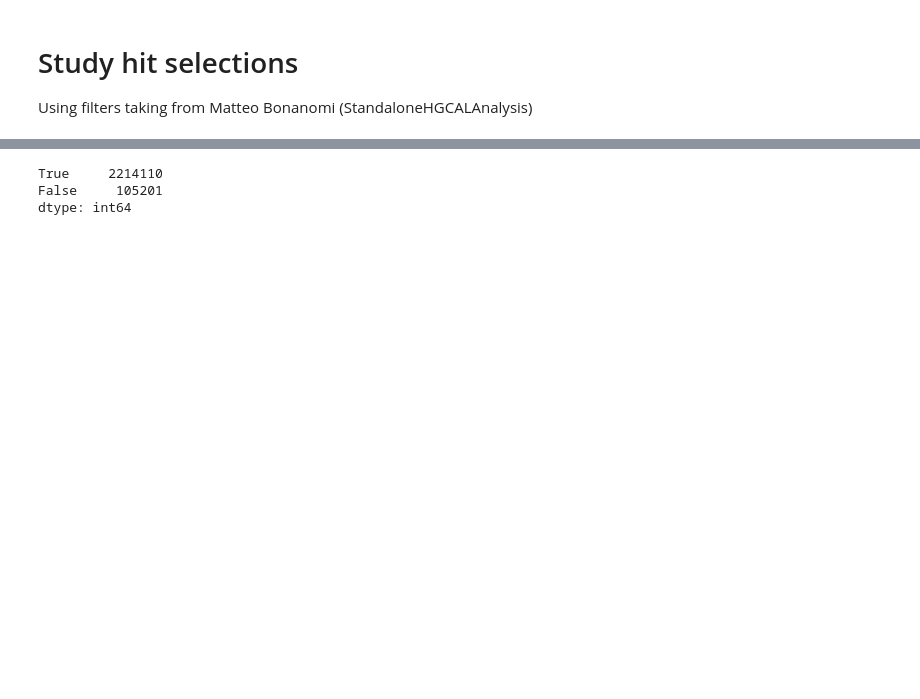
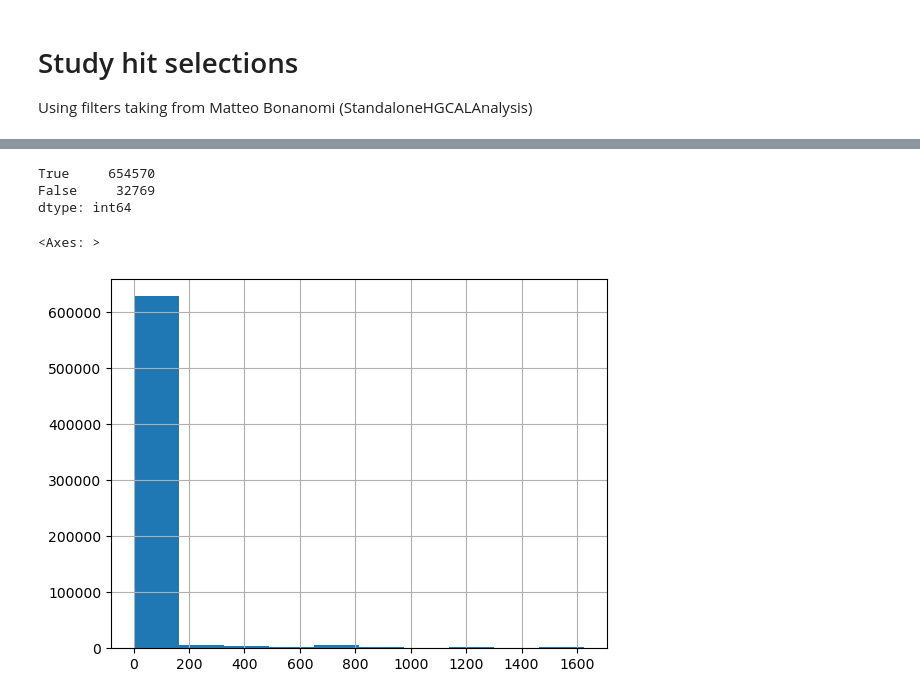
Before and after one commit to tcuisset/HgcalClue3DClusteringPlotting, a Jupyter notebook: notebooks/impact/hit-selections-study.ipynb, the cells around one changed output, grey strips where cells are left out. Saved outputs shown, nothing was run; the diff lists cells and outputs as text; code cells hidden in the pictures; blank space fills up the shorter version.

```diff
--- a/notebooks/impact/hit-selections-study.ipynb
+++ b/notebooks/impact/hit-selections-study.ipynb
@@ -9,6 +9,28 @@ import awkward as ak
 import matplotlib.pyplot as plt
 import numpy as np
 #%matplotlib widget
+# %%
+def loadDf(input_file, numEntries=1e3, filter_name=["event", 'rechit_detid',
+       'rechit_module', 'rechit_layer', 'rechit_chip', 'rechit_channel',
+       'rechit_x', 'rechit_y', 'rechit_z', 'rechit_energy']):
+    df_hits = (
+        ak.to_dataframe(
+            uproot.open(input_file + ":rechitntupler/hits").arrays(library="ak", filter_name=filter_name, entry_stop=numEntries),
+            levelname=lambda i : {0 : "event_minus_one", 1:"rechit_id"}[i]
+        )
+        .reset_index(level=1)
+        .reset_index(level=0, drop=True)
+        .set_index("event")
+    )
+    df_impact = (
+        ak.to_dataframe(
+            uproot.open(input_file + ":trackimpactntupler/impactPoints").arrays(library="ak", entry_stop=numEntries),
+            levelname=lambda i: {0 : "event_minus_one"}[i]
+        )
+        .reset_index(drop=True)
+        .set_index("event")
+    )
+    return pd.merge(df_hits, df_impact, on="event").set_index("rechit_id", append=True)
 # %%
 os.system("/opt/exp_soft/cms/t3/eos-login -username tcuisset")
 #Data 100 GeV
@@ -35,4 +46,0 @@ for array_i in uproot.iterate(input_file + ":rechitntupler/hits", step_size="20M
-# %%
-df_hits = ak.to_dataframe(array_hits, levelname=lambda i : {0 : "event_minus_one", 1:"rechit_id"}[i]).reset_index(level=1).reset_index(level=0, drop=True).set_index("event")
-df_impact = ak.to_dataframe(array_impact, levelname=lambda i: {0 : "event_minus_one"}[i]).reset_index(drop=True).set_index("event")
-df_full = pd.merge(df_hits, df_impact, on="event").set_index("rechit_id", append=True)
@@ -41,12 +66,8 @@ df_full = pd.merge(df_hits, df_impact, on="event").set_index("rechit_id", append
 hit_sel = (
     (df_full.rechit_energy > 0.5) # Half-a-MIP cut
     # Kill faulty chips
-    & (df_full.ntracks == 1) & (df_full.dwcReferenceType == 13)
+    #& (df_full.ntracks == 1) & (df_full.dwcReferenceType == 13)
     & ~((df_full.rechit_chip == 3) & (df_full.rechit_channel == 22)) & ~((df_full.rechit_module == 78) & (df_full.rechit_chip == 0)) & (((df_full.rechit_layer != 37) & (df_full.rechit_layer != 36)))
-    & (df_full.ntracks == 1) & (df_full.dwcReferenceType == 13)
 )
 hit_sel.value_counts()
+df_step1 = df_full[hit_sel]
-# %% [output]
-True     2214110
-False     105201
-dtype: int64
@@ -54,0 +74,12 @@ df_selected = df_full[hit_sel]
+# %%
+df_step2 = df_step1[(df_step1.ntracks == 1) & (df_step1.dwcReferenceType == 13)]
+((df_step1.ntracks == 1) & (df_step1.dwcReferenceType == 13)).value_counts()
+# %% [output]
+True     654570
+False     32769
+dtype: int64
+# %%
+df_step2.trackChi2_X.hist()
+# %% [output]
+<Axes: >
+[figure, added]
```
Also changed, not shown: parts of 8 cells of this notebook, 4 other files.
